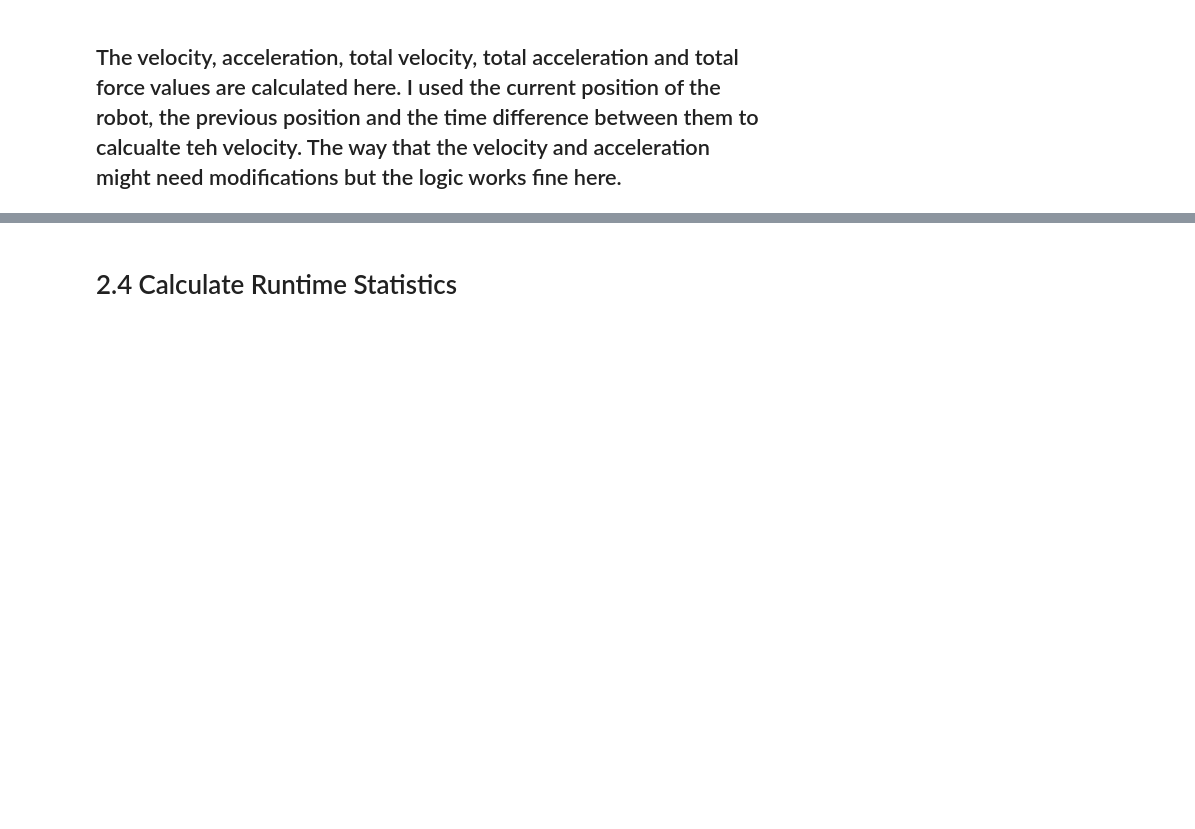
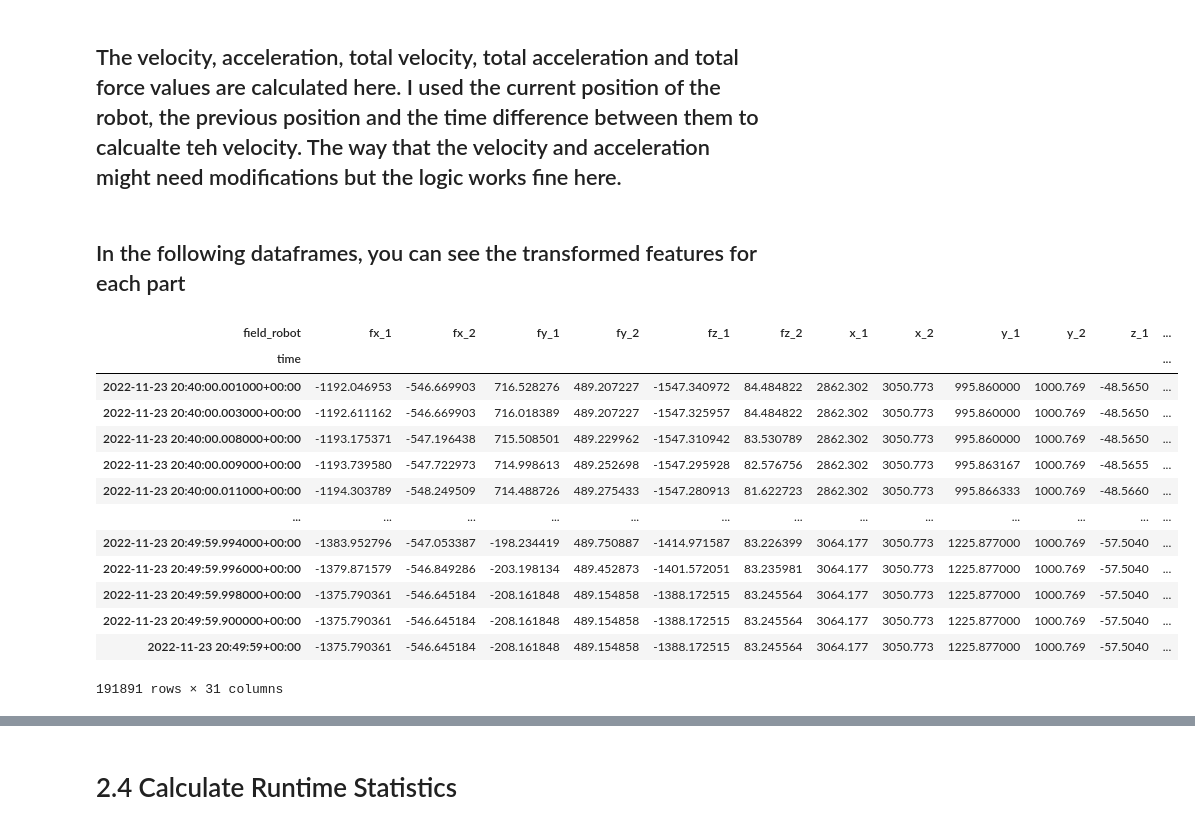
Before and after one commit to mehrgod/ml_ops_data_engineer_hw, a Jupyter notebook: data_engineer_homework.ipynb, the cells around one changed output, grey strips where cells are left out. Cells and saved outputs as stored; diff of their text form; code cells hidden in the pictures; blank space fills up the shorter version.

```diff
--- a/data_engineer_homework.ipynb
+++ b/data_engineer_homework.ipynb
@@ -170,3 +182,22 @@ for run_uuid, df in dfs.items():
 
     # Update the DataFrame in the dictionary
     dfs[run_uuid] = df
+# %% [markdown]
+## In the following dataframes, you can see the transformed features for each part
+# %%
+dfs[7.58229308099147e+18]
+# %% [output]
+| field_robot | fx_1 | fx_2 | fy_1 | fy_2 | fz_1 | fz_2 | x_1 | x_2 | y_1 | y_2 | z_1 | ... |
+| time |  |  |  |  |  |  |  |  |  |  |  | ... |
+| 2022-11-23 20:40:00.001000+00:00 | -1192.046953 | -546.669903 | 716.528276 | 489.207227 | -1547.340972 | 84.484822 | 2862.302 | 3050.773 | 995.860000 | 1000.769 | -48.5650 | ... |
+| 2022-11-23 20:40:00.003000+00:00 | -1192.611162 | -546.669903 | 716.018389 | 489.207227 | -1547.325957 | 84.484822 | 2862.302 | 3050.773 | 995.860000 | 1000.769 | -48.5650 | ... |
+| 2022-11-23 20:40:00.008000+00:00 | -1193.175371 | -547.196438 | 715.508501 | 489.229962 | -1547.310942 | 83.530789 | 2862.302 | 3050.773 | 995.860000 | 1000.769 | -48.5650 | ... |
+| 2022-11-23 20:40:00.009000+00:00 | -1193.739580 | -547.722973 | 714.998613 | 489.252698 | -1547.295928 | 82.576756 | 2862.302 | 3050.773 | 995.863167 | 1000.769 | -48.5655 | ... |
+| 2022-11-23 20:40:00.011000+00:00 | -1194.303789 | -548.249509 | 714.488726 | 489.275433 | -1547.280913 | 81.622723 | 2862.302 | 3050.773 | 995.866333 | 1000.769 | -48.5660 | ... |
+| ... | ... | ... | ... | ... | ... | ... | ... | ... | ... | ... | ... | ... |
+| 2022-11-23 20:49:59.994000+00:00 | -1383.952796 | -547.053387 | -198.234419 | 489.750887 | -1414.971587 | 83.226399 | 3064.177 | 3050.773 | 1225.877000 | 1000.769 | -57.5040 | ... |
+| 2022-11-23 20:49:59.996000+00:00 | -1379.871579 | -546.849286 | -203.198134 | 489.452873 | -1401.572051 | 83.235981 | 3064.177 | 3050.773 | 1225.877000 | 1000.769 | -57.5040 | ... |
+| 2022-11-23 20:49:59.998000+00:00 | -1375.790361 | -546.645184 | -208.161848 | 489.154858 | -1388.172515 | 83.245564 | 3064.177 | 3050.773 | 1225.877000 | 1000.769 | -57.5040 | ... |
+| 2022-11-23 20:49:59.900000+00:00 | -1375.790361 | -546.645184 | -208.161848 | 489.154858 | -1388.172515 | 83.245564 | 3064.177 | 3050.773 | 1225.877000 | 1000.769 | -57.5040 | ... |
+| 2022-11-23 20:49:59+00:00 | -1375.790361 | -546.645184 | -208.161848 | 489.154858 | -1388.172515 | 83.245564 | 3064.177 | 3050.773 | 1225.877000 | 1000.769 | -57.5040 | ... |
+191891 rows × 31 columns
```
Also changed, not shown: parts of 6 cells of this notebook.
